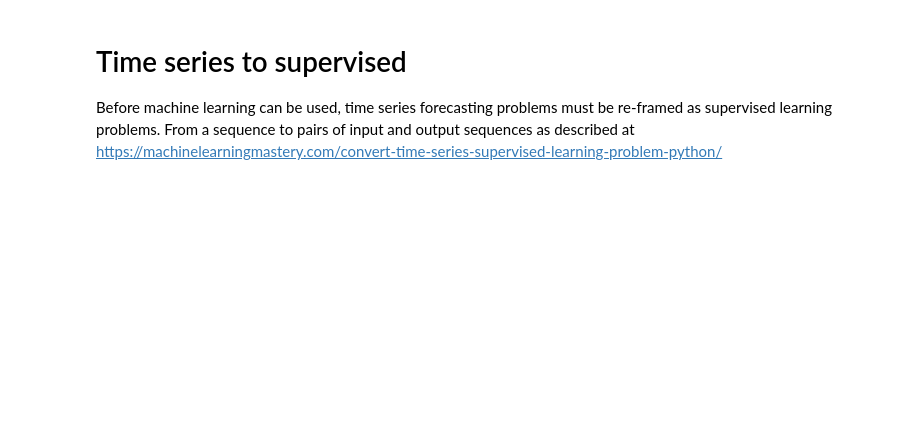
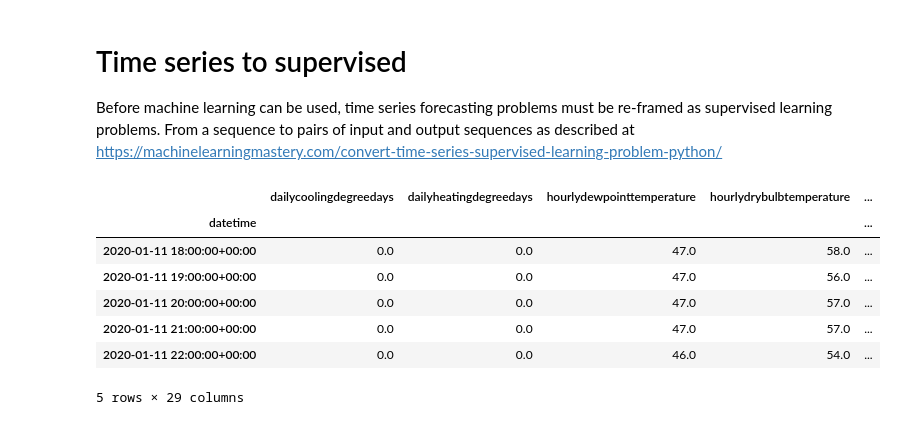
Before and after one commit to olavocarvalho/sagemaker-energy-demand, a Jupyter notebook: 2_TS2SUPERVISED.ipynb, the cells around one changed output. Saved outputs shown, nothing was run; the diff lists cells and outputs as text; code cells hidden in the pictures; blank space fills up the shorter version.

```diff
--- a/2_TS2SUPERVISED.ipynb
+++ b/2_TS2SUPERVISED.ipynb
@@ -51,10 +51,19 @@ def series_to_supervised(data,  col_names, n_in=1, n_out=1, dropnan=True):
 # %%
 CITY = 'LosAngeles'
 df_file = 'dataframes/%s_selectedfeatures.csv' % CITY
 
 df_location = 's3://{}/{}'.format(bucket, df_file)
 df = pd.read_csv(df_location, index_col ='datetime')
-df.head()
+df.tail()
+# %% [output]
+|  | dailycoolingdegreedays | dailyheatingdegreedays | hourlydewpointtemperature | hourlydrybulbtemperature | ... |
+| datetime |  |  |  |  | ... |
+| 2020-01-11 18:00:00+00:00 | 0.0 | 0.0 | 47.0 | 58.0 | ... |
+| 2020-01-11 19:00:00+00:00 | 0.0 | 0.0 | 47.0 | 56.0 | ... |
+| 2020-01-11 20:00:00+00:00 | 0.0 | 0.0 | 47.0 | 57.0 | ... |
+| 2020-01-11 21:00:00+00:00 | 0.0 | 0.0 | 47.0 | 57.0 | ... |
+| 2020-01-11 22:00:00+00:00 | 0.0 | 0.0 | 46.0 | 54.0 | ... |
+5 rows × 29 columns
 # %%
 #set the column we want to predict (demand) to the first columns for consistency
 values = df.values
```
Also changed, not shown: parts of 3 cells of this notebook, 5 other files.
